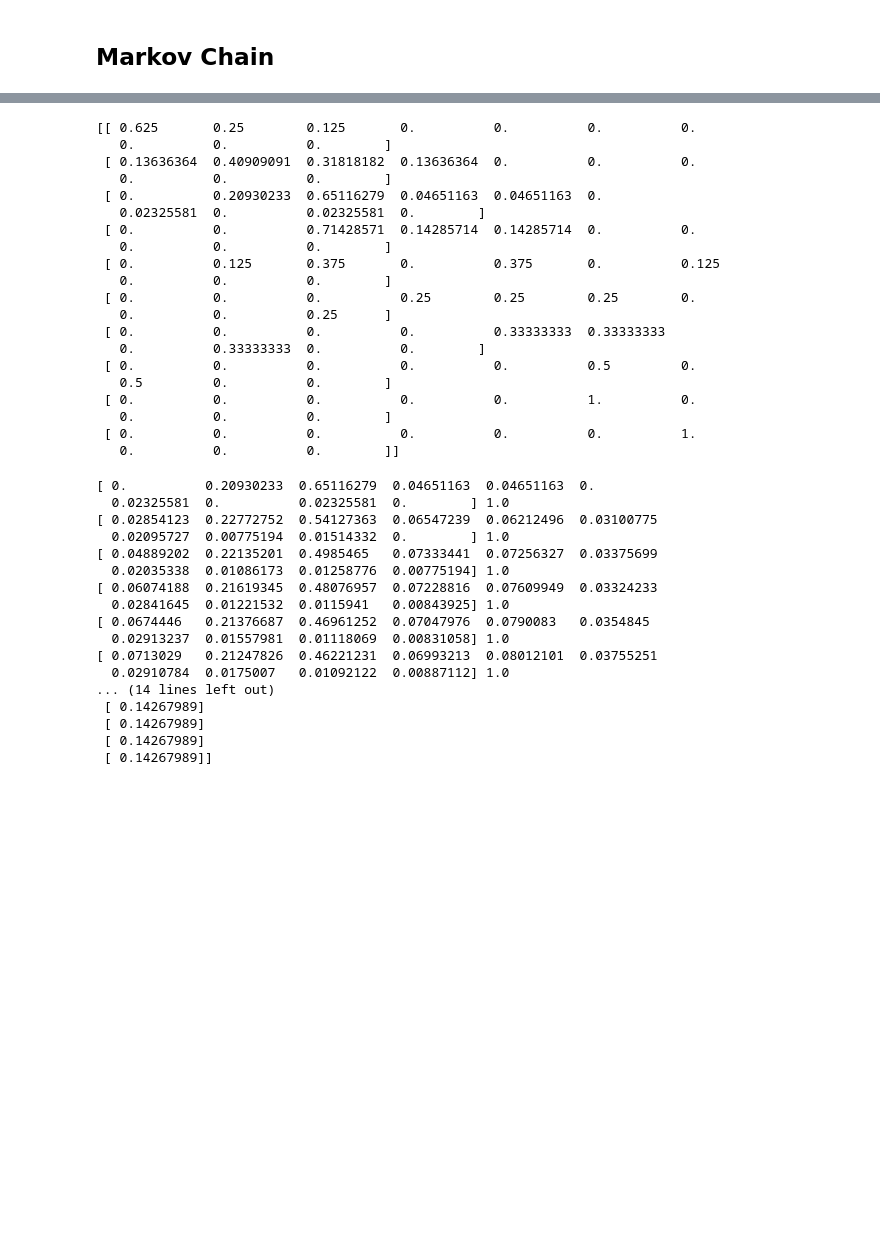
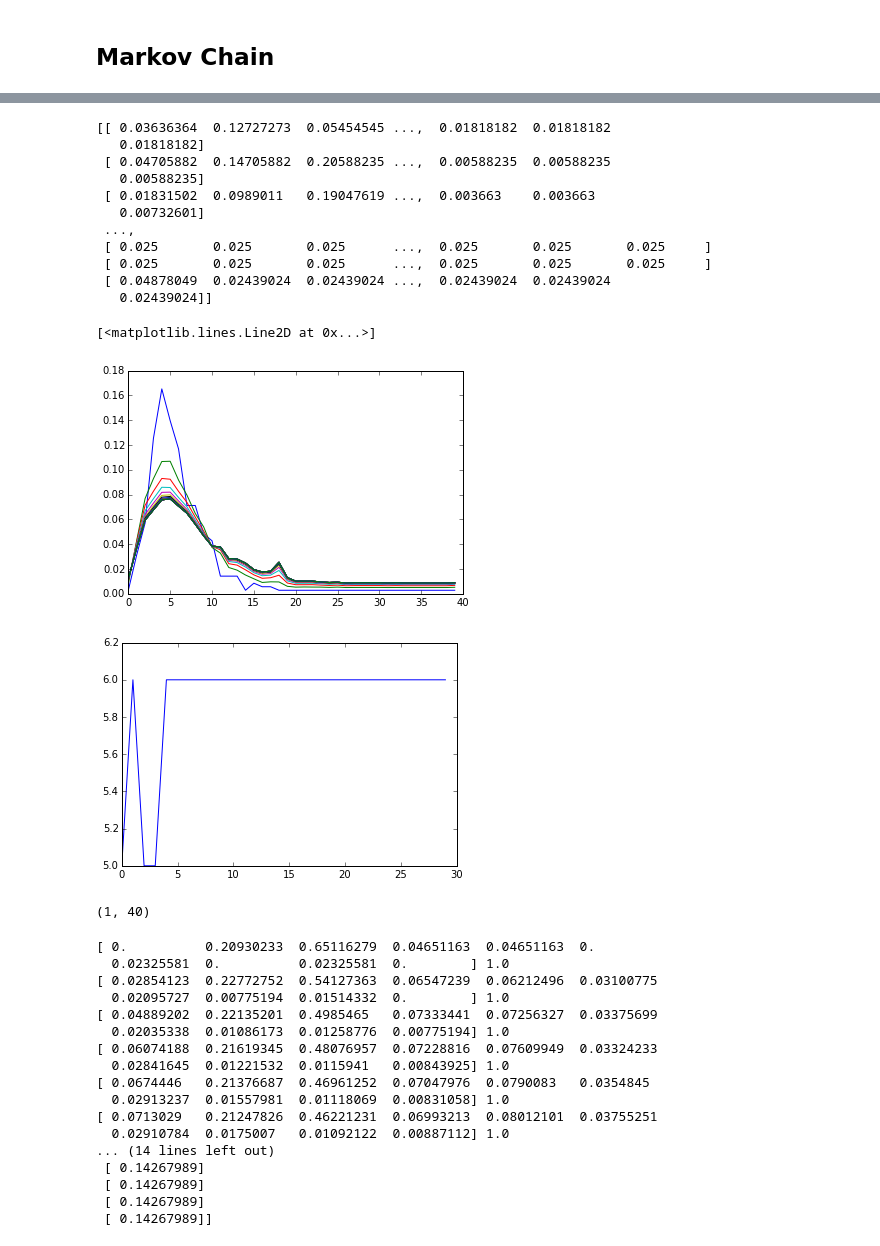
Before and after one commit to Manrich121/ForecastingCloud, a Jupyter notebook: DataPlot/src/ExploreData.ipynb, the cells around one changed output, grey strips where cells are left out. Drawn from its saved outputs; the diff is of its cells as text; code cells hidden in the pictures; blank space fills up the shorter version.

```diff
--- a/DataPlot/src/ExploreData.ipynb
+++ b/DataPlot/src/ExploreData.ipynb
@@ -57,36 +50,47 @@ print getState(modus), count
 # %%
-M = 10
-prior = 1.0/M
-transmat = np.zeros((M,M))
-for n in range(len(training)-1):
-    i, j = getState(training[n])-1 , getState(training[n+1])-1
+M = 40
+states = idx
+transmat = np.ones((M,M))
+for n in range(training.shape[0]-1):
+    i, j = states[n]-1 , states[n+1]-1
     transmat[i, j] += 1
-# print np.add(transmat, m*prior)
-# print np.tile(np.sum(transmat,axis=1), (10,1)).T
-# print np.add(transmat, m*prior) / np.tile(np.sum(transmat,axis=1), (10,1)).T
-transmat = transmat / np.tile(np.sum(transmat,axis=1), (10,1)).T
+transmat = transmat / np.tile(np.sum(transmat,axis=1), (M,1)).T
+transmat = np.nan_to_num(transmat)
 print transmat
 # %% [output]
-[[ 0.625       0.25        0.125       0.          0.          0.          0.
-   0.          0.          0.        ]
- [ 0.13636364  0.40909091  0.31818182  0.13636364  0.          0.          0.
-   0.          0.          0.        ]
- [ 0.          0.20930233  0.65116279  0.04651163  0.04651163  0.
-   0.02325581  0.          0.02325581  0.        ]
- [ 0.          0.          0.71428571  0.14285714  0.14285714  0.          0.
-   0.          0.          0.        ]
- [ 0.          0.125       0.375       0.          0.375       0.          0.125
-   0.          0.          0.        ]
- [ 0.          0.          0.          0.25        0.25        0.25        0.
-   0.          0.          0.25      ]
- [ 0.          0.          0.          0.          0.33333333  0.33333333
-   0.          0.33333333  0.          0.        ]
- [ 0.          0.          0.          0.          0.          0.5         0.
-   0.5         0.          0.        ]
- [ 0.          0.          0.          0.          0.          1.          0.
-   0.          0.          0.        ]
- [ 0.          0.          0.          0.          0.          0.          1.
-   0.          0.          0.        ]]
+[[ 0.03636364  0.12727273  0.05454545 ...,  0.01818182  0.01818182
+   0.01818182]
+ [ 0.04705882  0.14705882  0.20588235 ...,  0.00588235  0.00588235
+   0.00588235]
+ [ 0.01831502  0.0989011   0.19047619 ...,  0.003663    0.003663
+   0.00732601]
+ ...,
+ [ 0.025       0.025       0.025      ...,  0.025       0.025       0.025     ]
+ [ 0.025       0.025       0.025      ...,  0.025       0.025       0.025     ]
+ [ 0.04878049  0.02439024  0.02439024 ...,  0.02439024  0.02439024
+   0.02439024]]
+# %%
+fc = 30
+trans = transmat
+forecasts = np.zeros((fc,1))
+cur_state = np.zeros((1,M))
+cur_state[0, states[-1]-1] = 1
+for i in range(fc):
+    transrow =  np.dot(cur_state,transmat)
+    forecasts[i,0] = np.argmax(transrow) +1
+    transmat = np.dot(transmat, trans)
+    plt.plot(transrow[0,:])
+transmat = trans
+plt.figure()
+plt.plot(forecasts)
+# %% [output]
+[<matplotlib.lines.Line2D at 0x...>]
+[figure, added]
+[figure, added]
+# %%
+print cur_state.shape
+# %% [output]
+(1, 40)
 # %%
 fc = 10
 forecasts = np.zeros((fc,1))
```
Also changed, not shown: parts of 3 cells of this notebook, 5 other files.
